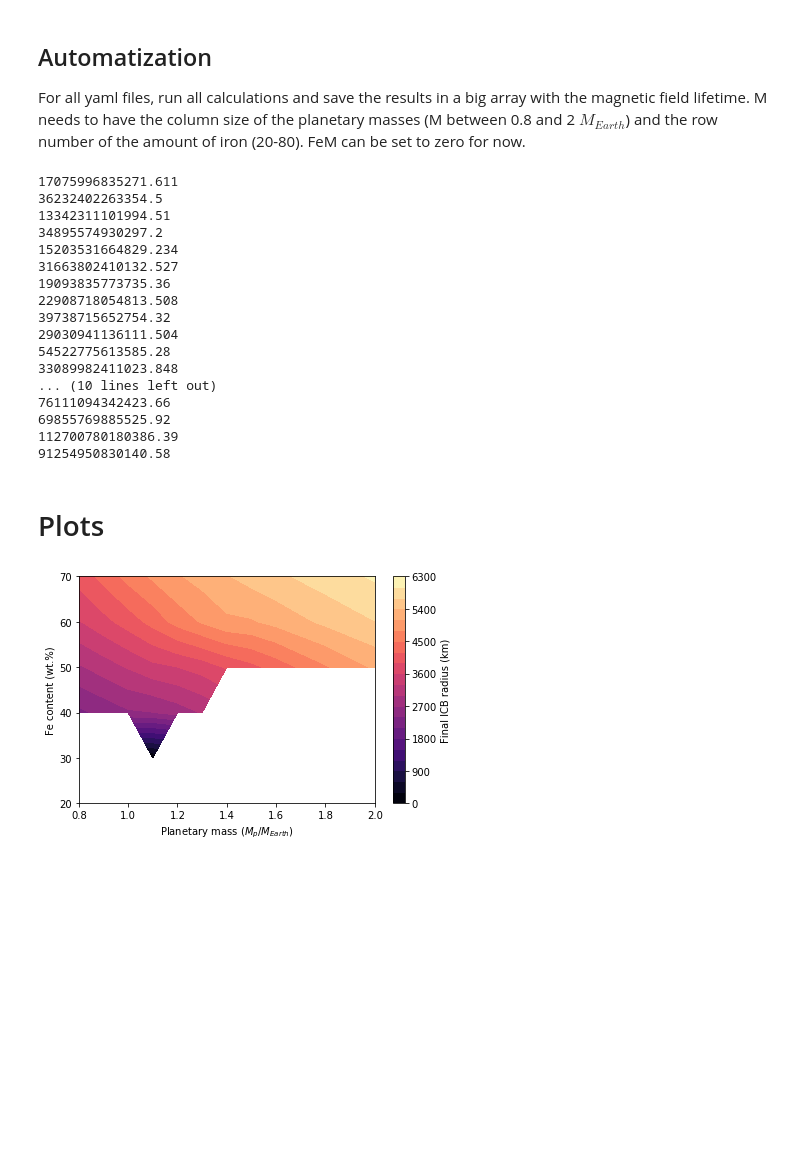
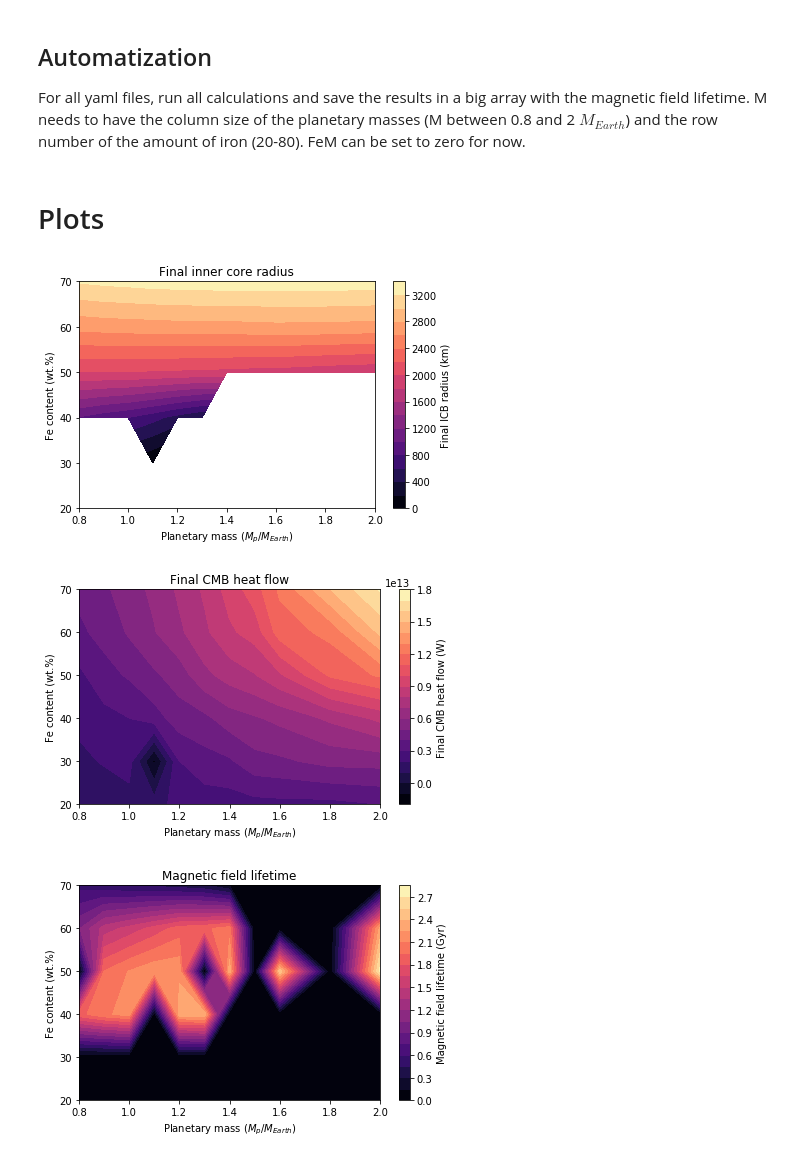
Before and after one commit to irenebonati/exo-cores, a Jupyter notebook: Planets.ipynb, the cells around one changed output. Cells and saved outputs as stored; diff of their text form; code cells hidden in the pictures; blank space fills up the shorter version.

```diff
--- a/Planets.ipynb
+++ b/Planets.ipynb
@@ -725,7 +708,8 @@ S = 0.0
 
 M, F = np.meshgrid(Masses, Fe)
 MF_lifetime = np.zeros_like(M)
-r_IC_final = np.zeros_like(M)
+r_IC_end = np.zeros_like(M)
+Q_CMB_end = np.zeros_like(M)
 
 for i, mass in enumerate(Masses):
     for j,iron in enumerate(Fe):
@@ -733,37 +717,45 @@ for i, mass in enumerate(Masses):
         XFe = iron
         evo = Evolution(Exo(Mp,XFe,FeM))
         evo.run()
-        r_IC_final[j,i] = evo.r_IC[-1]/1e3    # Final IC radius (m)
+        r_IC_end[j,i] = evo.r_IC[-1]/1e3      # Final IC radius (m)
         MF_lifetime[j,i] = evo.t_mf           # Longest MF lifetime (Gyr)
+        Q_CMB_end[j,i] = evo.Q_CMB[-1]        # CMB heat flow (W)
-# %% [output]
-17075996835271.611
-36232402263354.5
-13342311101994.51
-34895574930297.2
-15203531664829.234
-31663802410132.527
-19093835773735.36
-22908718054813.508
-39738715652754.32
-29030941136111.504
-54522775613585.28
-33089982411023.848
-... (10 lines left out)
-76111094342423.66
-69855769885525.92
-112700780180386.39
-91254950830140.58
 # %% [markdown]
 # Plots
-# %%
-ax = plt.figure()
-plt.contourf(M, F, r_IC_final, 20, cmap = plt.cm.magma)
-plt.xlabel("Planetary mass ($M_{p}/M_{Earth}$)")
-plt.ylabel("Fe content (wt.%)")
-cb = plt.colorbar()
-cb.set_label("Final ICB radius (km)")
-plt.tight_layout()
-plt.savefig("r_ICB_final.pdf")
-plt.show()
-# %% [output]
-[figure, removed]
+# %%
+ax = plt.figure()
+plt.contourf(M, F, r_IC_end, 20, cmap = plt.cm.magma)
+plt.xlabel("Planetary mass ($M_{p}/M_{Earth}$)")
+plt.ylabel("Fe content (wt.%)")
+cb = plt.colorbar()
+cb.set_label("Final ICB radius (km)")
+plt.tight_layout()
+plt.title('Final inner core radius')
+plt.savefig("r_ICB_final.pdf")
+plt.show()
+
+ax = plt.figure()
+plt.contourf(M, F, Q_CMB_end, 20, cmap = plt.cm.magma)
+plt.xlabel("Planetary mass ($M_{p}/M_{Earth}$)")
+plt.ylabel("Fe content (wt.%)")
+cb = plt.colorbar()
+cb.set_label("Final CMB heat flow (W)")
+plt.title("Final CMB heat flow")
+plt.tight_layout()
+plt.savefig("QCMB_final.pdf")
+plt.show()
+
+ax = plt.figure()
+plt.contourf(M, F, MF_lifetime, 20, cmap = plt.cm.magma)
+plt.xlabel("Planetary mass ($M_{p}/M_{Earth}$)")
+plt.ylabel("Fe content (wt.%)")
+cb = plt.colorbar()
+cb.set_label("Magnetic field lifetime (Gyr)")
+plt.title("Magnetic field lifetime")
+plt.tight_layout()
+plt.savefig("MF_lifetime.pdf")
+plt.show()
+# %% [output]
+[figure, added]
+[figure, added]
+[figure, added]
```
Also changed, not shown: parts of 3 cells of this notebook.
